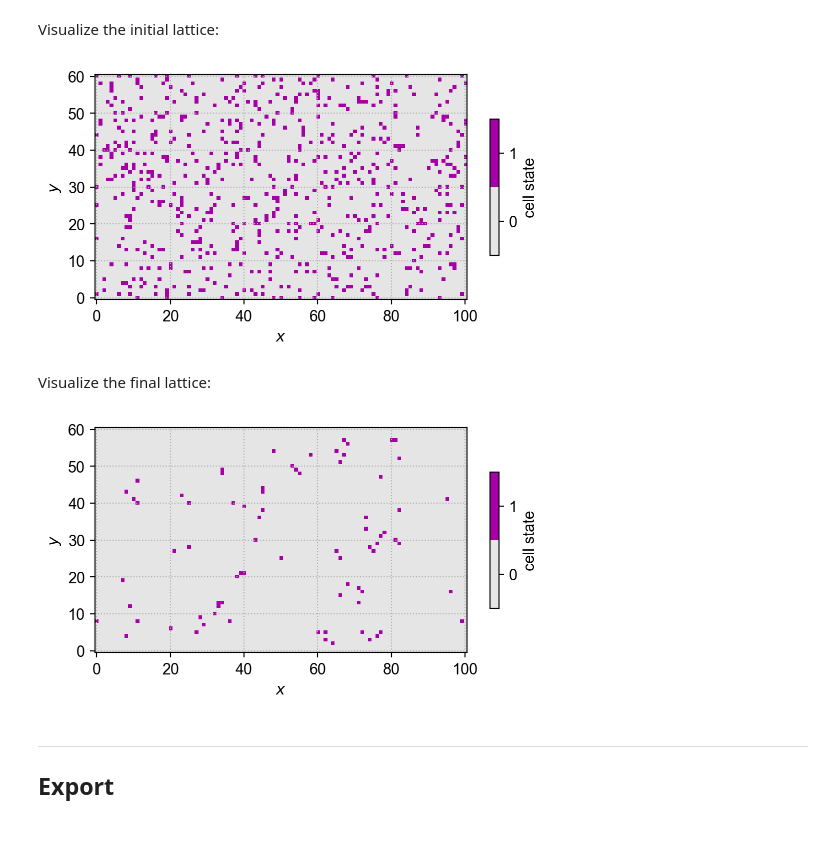
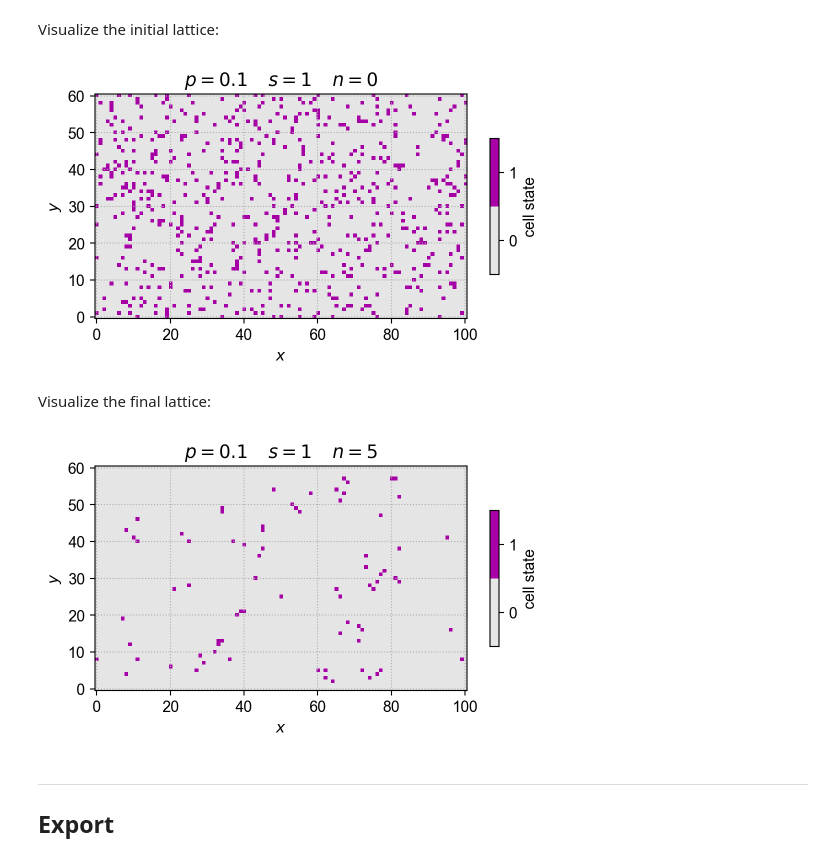
Before and after one commit to atthecodeface/DPRS, a Jupyter notebook: notebooks/dp_2d.ipynb, the cells around one changed output. Drawn from its saved outputs; the diff is of its cells as text; code cells hidden in the pictures; blank space fills up the shorter version.

Commit message:
Put titles on plots

```diff
--- a/notebooks/dp_2d.ipynb
+++ b/notebooks/dp_2d.ipynb
@@ -100,19 +104,21 @@ Visualize the initial lattice:
 # %%
-name = "lattice_0"
-title = "Initial lattice"
-viz.image_lattice(name, title, lattices, parameters, i_lattice=0,)
+n: int = 0
+name: str = f"{sim_root_name}_lattice_{n}"
+title: str = make_title(n)
+viz.image_lattice(name, title, lattices, parameters, i_lattice=n,)
 display(viz.fdict[name])
 # %% [output]
-[figure, old version]
+[figure, new version]
 # %% [markdown]
 Visualize the final lattice:
 # %%
-name = "lattice_1"
-title = "Final lattice"
-viz.image_lattice(name, title, lattices, parameters, i_lattice=n_lattices-1,)
+n: int = n_lattices-1
+name: str = f"{sim_root_name}_lattice_{n}"
+title: str = make_title(n)
+viz.image_lattice(name, title, lattices, parameters, i_lattice=n,)
 display(viz.fdict[name])
 # %% [output]
-[figure, old version]
+[figure, new version]
 # %% [markdown]
 <hr>
 
```
Also changed, not shown: parts of 4 cells of this notebook, 1 other file.
